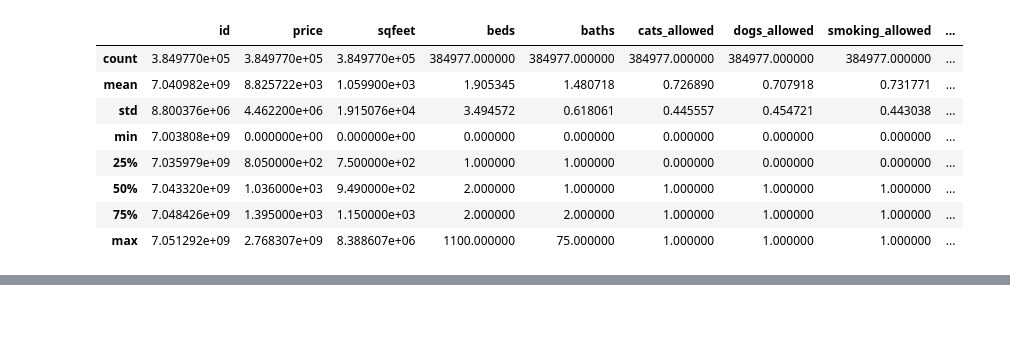
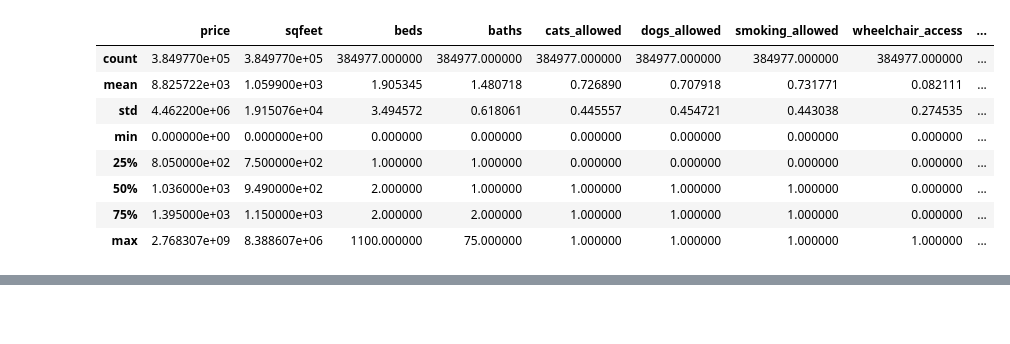
Before and after one commit to taylor-j-murray/Machine-Learning-Project, a Jupyter notebook: Housing_Data_ML/EDA.ipynb, the cells around one changed output, grey strips where cells are left out. Cells and saved outputs as stored; diff of their text form; code cells hidden in the pictures.

```diff
--- a/Housing_Data_ML/EDA.ipynb
+++ b/Housing_Data_ML/EDA.ipynb
@@ -8,8 +8,8 @@ import matplotlib as mp
 os.environ['KAGGLE_USERNAME'] ='taylorjmurray' #os.environ is a mapping object, think dictionary. os.environ is created as soon as os module is imported.
 os.environ['KAGGLE_KEY'] = '9514abe911ad574d3d1f13f9dfac480e'
 kg.api.authenticate()
-download_path = "/Users/tayma/datasets" # Windows
-
+#download_path = "/Users/tayma/datasets" # Windows
+download_path = "/Users/taylormurray/datasets" #MaciOS
 kg.api.dataset_download_files(dataset= 'austinreese/usa-housing-listings', path = download_path, unzip = True)
 file_path = os.path.join(download_path, 'housing.csv') #joins the download_path and 'housing.csv' and returns it as a new path
 # %% [output]
@@ -108,12 +116,27 @@ An important detail to keep in mind about the price feature:
 # %%
-db.describe()
+db = db.copy() # We do not want to change the original database
+# Select the features that are deemed relavent.
+selected_features =['id',
+                    'sqfeet',
+                    'beds', 'baths',
+                    'type',
+                    'cats_allowed',
+                    'dogs_allowed',
+                    'smoking_allowed',
+                    'laundry_options',
+                    'parking_options',
+                    'state']
+
+data = db.reset_index(drop = True).set_index('id') # Gets rid of original index (if there is one) and sets the 'id' column to be the new index.
+
+data.describe() # Displays statistical information
 # %% [output]
-|  | id | price | sqfeet | beds | baths | cats_allowed | dogs_allowed | smoking_allowed | ... |
-| count | 3.849770e+05 | 3.849770e+05 | 3.849770e+05 | 384977.000000 | 384977.000000 | 384977.000000 | 384977.000000 | 384977.000000 | ... |
-| mean | 7.040982e+09 | 8.825722e+03 | 1.059900e+03 | 1.905345 | 1.480718 | 0.726890 | 0.707918 | 0.731771 | ... |
-| std | 8.800376e+06 | 4.462200e+06 | 1.915076e+04 | 3.494572 | 0.618061 | 0.445557 | 0.454721 | 0.443038 | ... |
-| min | 7.003808e+09 | 0.000000e+00 | 0.000000e+00 | 0.000000 | 0.000000 | 0.000000 | 0.000000 | 0.000000 | ... |
-| 25% | 7.035979e+09 | 8.050000e+02 | 7.500000e+02 | 1.000000 | 1.000000 | 0.000000 | 0.000000 | 0.000000 | ... |
-| 50% | 7.043320e+09 | 1.036000e+03 | 9.490000e+02 | 2.000000 | 1.000000 | 1.000000 | 1.000000 | 1.000000 | ... |
-| 75% | 7.048426e+09 | 1.395000e+03 | 1.150000e+03 | 2.000000 | 2.000000 | 1.000000 | 1.000000 | 1.000000 | ... |
-| max | 7.051292e+09 | 2.768307e+09 | 8.388607e+06 | 1100.000000 | 75.000000 | 1.000000 | 1.000000 | 1.000000 | ... |
+|  | price | sqfeet | beds | baths | cats_allowed | dogs_allowed | smoking_allowed | wheelchair_access | ... |
+| count | 3.849770e+05 | 3.849770e+05 | 384977.000000 | 384977.000000 | 384977.000000 | 384977.000000 | 384977.000000 | 384977.000000 | ... |
+| mean | 8.825722e+03 | 1.059900e+03 | 1.905345 | 1.480718 | 0.726890 | 0.707918 | 0.731771 | 0.082111 | ... |
+| std | 4.462200e+06 | 1.915076e+04 | 3.494572 | 0.618061 | 0.445557 | 0.454721 | 0.443038 | 0.274535 | ... |
+| min | 0.000000e+00 | 0.000000e+00 | 0.000000 | 0.000000 | 0.000000 | 0.000000 | 0.000000 | 0.000000 | ... |
+| 25% | 8.050000e+02 | 7.500000e+02 | 1.000000 | 1.000000 | 0.000000 | 0.000000 | 0.000000 | 0.000000 | ... |
+| 50% | 1.036000e+03 | 9.490000e+02 | 2.000000 | 1.000000 | 1.000000 | 1.000000 | 1.000000 | 0.000000 | ... |
+| 75% | 1.395000e+03 | 1.150000e+03 | 2.000000 | 2.000000 | 1.000000 | 1.000000 | 1.000000 | 0.000000 | ... |
+| max | 2.768307e+09 | 8.388607e+06 | 1100.000000 | 75.000000 | 1.000000 | 1.000000 | 1.000000 | 1.000000 | ... |
```
Also changed, not shown: parts of 5 cells of this notebook.
